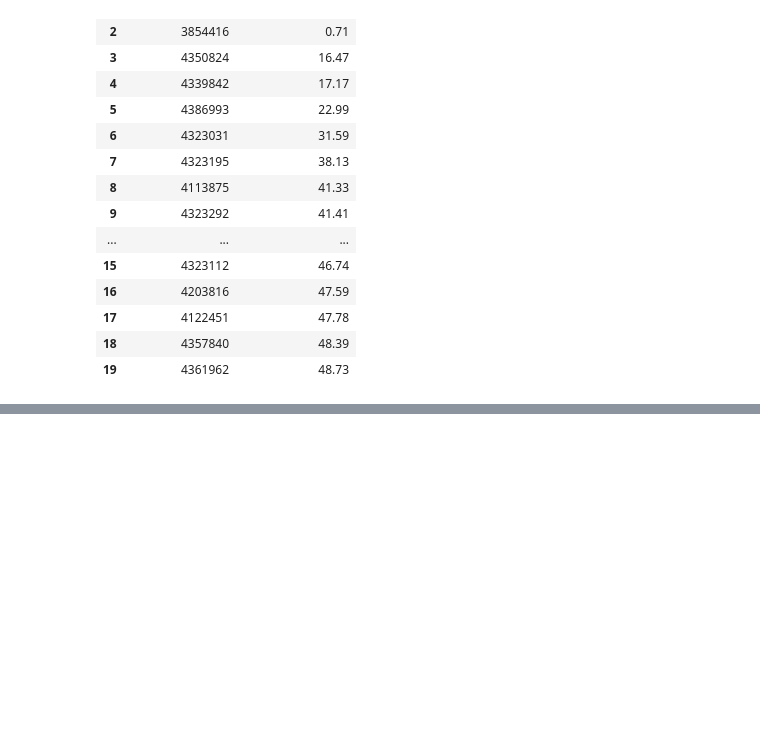
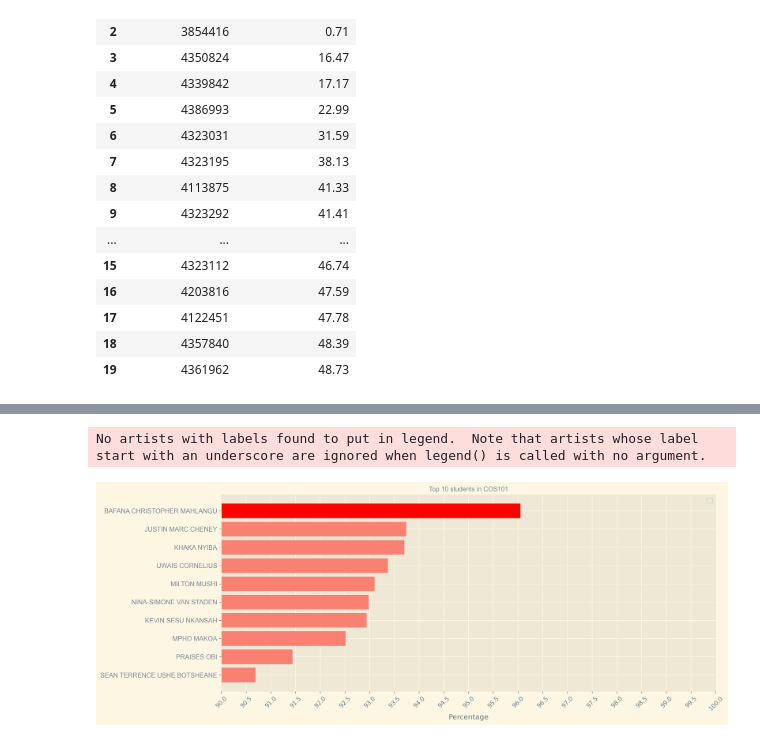
Before and after one commit to kevinnkansah/LearnDataScience, a Jupyter notebook: Python/Testing/cos101/COS.ipynb, the cells around one changed output, grey strips where cells are left out. Drawn from its saved outputs; the diff is of its cells as text; code cells hidden in the pictures; blank space fills up the shorter version.

Commit message:
made a plot

```diff
--- a/Python/Testing/cos101/COS.ipynb
+++ b/Python/Testing/cos101/COS.ipynb
@@ -285,3 +284,6 @@ bottom_20
 | 17 | 4122451 | 47.78 |
 | 18 | 4357840 | 48.39 |
 | 19 | 4361962 | 48.73 |
+# %%
+top_10 = top_20.head(10).sort_values(by='Progress mark(%)', ascending=False)
+top_10
@@ -288 +315,35 @@ bottom_20
+# %%
+names_top_10 = ['BAFANA CHRISTOPHER MAHLANGU', 'JUSTIN MARC CHENEY', 'KHAKA NYIBA', 'UWAIS CORNELIUS',
+                'MILTON MUSHI', 'NINA-SIMONE VAN STADEN', 'KEVIN SESU NKANSAH', 'MPHO MAKOA',
+                'PRAISES OBI', 'SEAN TERRENCE USHE BOTSHEANE']
+# %%
+plt.style.use('Solarize_Light2')
+font = {'family' : 'Arial',
+        'weight' : 'normal',
+        'size' : 11,
+        'color' : '#818696'}
+
+font2 = {'family' : 'Arial',
+        'weight' : 'normal',
+        'size' : 11}
+
+colors = ['salmon' if i <= 96 else 'red' for i in list(top_10['Progress mark(%)'])]
+
+plt.figure(figsize=(15, 6), dpi=300)
+
+plt.title('Top 10 students in COS101', fontdict=font)
+plt.barh(y=top_10['Student number'], width=top_10['Progress mark(%)'], color=colors)
+
+plt.xticks(np.arange(90, 101, 0.5), rotation=45)
+plt.yticks(range(len(top_10)), names_top_10, fontdict=font)
+
+plt.xlabel('Percentage')
+plt.gca().invert_yaxis()
+
+plt.xlim([90, 100])
+plt.legend(prop=font2)
+plt.show()
+# %% [output]
+No artists with labels found to put in legend.  Note that artists whose label start with an underscore are ignored when legend() is called with no argument.
+[figure, added]
 # %%
```
Also changed, not shown: parts of 6 cells of this notebook, 2 other files.
